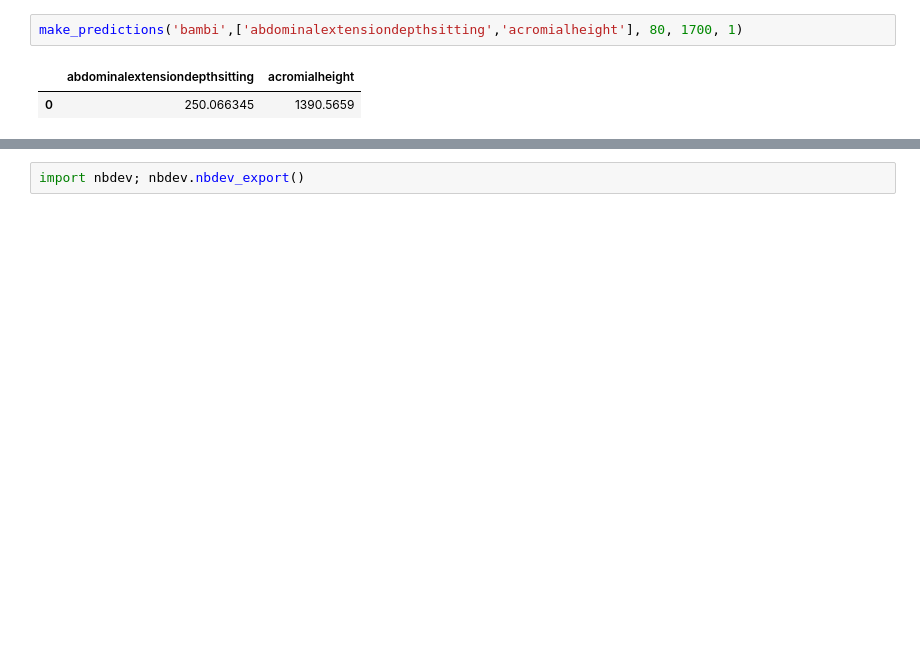
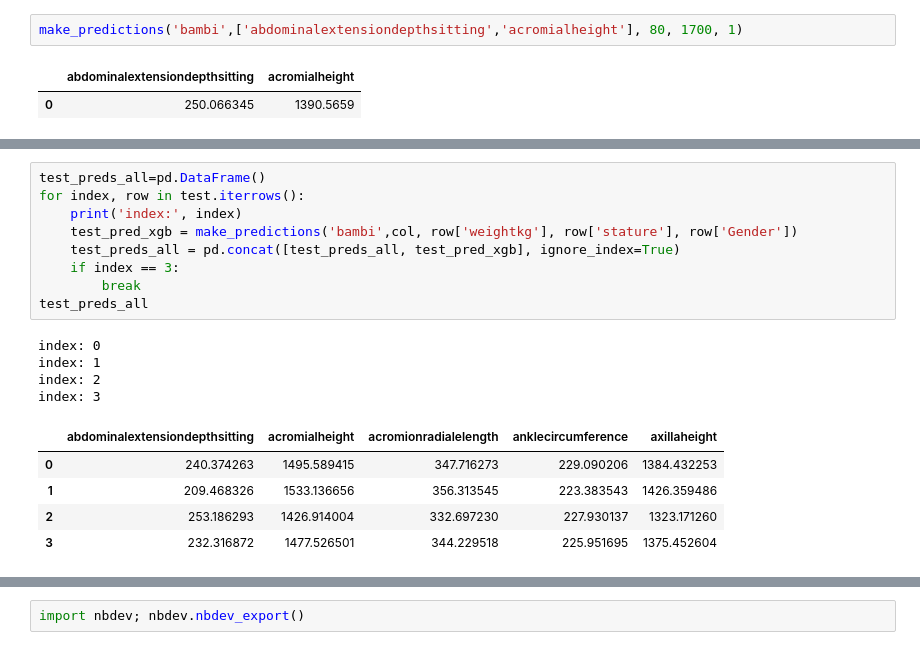
Before and after one commit to jobindjohn/anthromass, a Jupyter notebook: anthropmass/nbs/200_anthropometry.ipynb, the cells around one changed output, grey strips where cells are left out. Cells and saved outputs as stored; diff of their text form; blank space fills up the shorter version.

```diff
--- a/anthropmass/nbs/200_anthropometry.ipynb
+++ b/anthropmass/nbs/200_anthropometry.ipynb
@@ -118,0 +130,19 @@ KeyboardInterrupt:
+# %%
+test_preds_all=pd.DataFrame()
+for index, row in test.iterrows():
+    print('index:', index)
+    test_pred_xgb = make_predictions('bambi',col, row['weightkg'], row['stature'], row['Gender'])
+    test_preds_all = pd.concat([test_preds_all, test_pred_xgb], ignore_index=True)
+    if index == 3:
+        break
+test_preds_all
+# %% [output]
+index: 0
+index: 1
+index: 2
+index: 3
+|  | abdominalextensiondepthsitting | acromialheight | acromionradialelength | anklecircumference | axillaheight |
+| 0 | 240.374263 | 1495.589415 | 347.716273 | 229.090206 | 1384.432253 |
+| 1 | 209.468326 | 1533.136656 | 356.313545 | 223.383543 | 1426.359486 |
+| 2 | 253.186293 | 1426.914004 | 332.697230 | 227.930137 | 1323.171260 |
+| 3 | 232.316872 | 1477.526501 | 344.229518 | 225.951695 | 1375.452604 |
```
Also changed, not shown: parts of 14 cells of this notebook, 3 other files.
